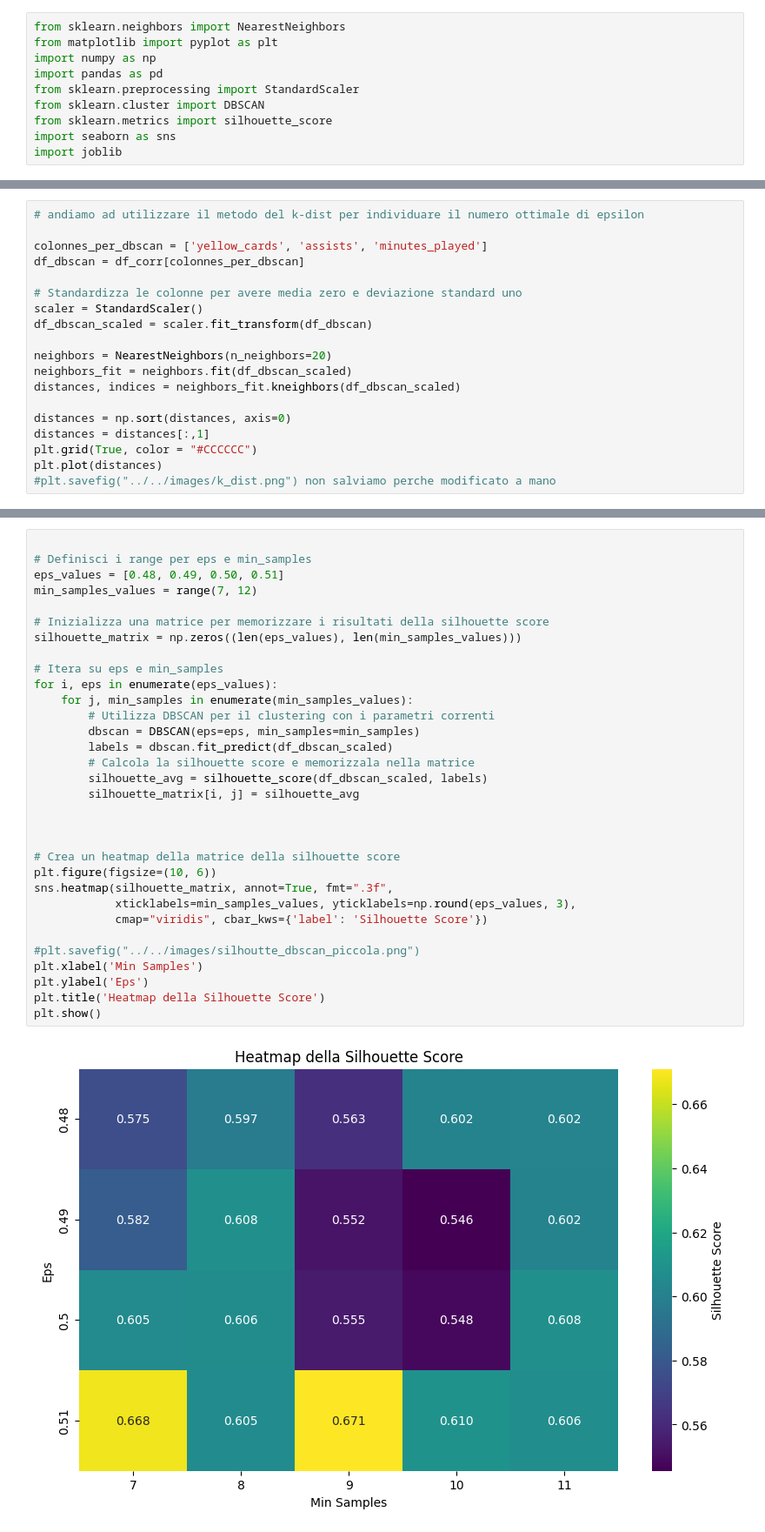
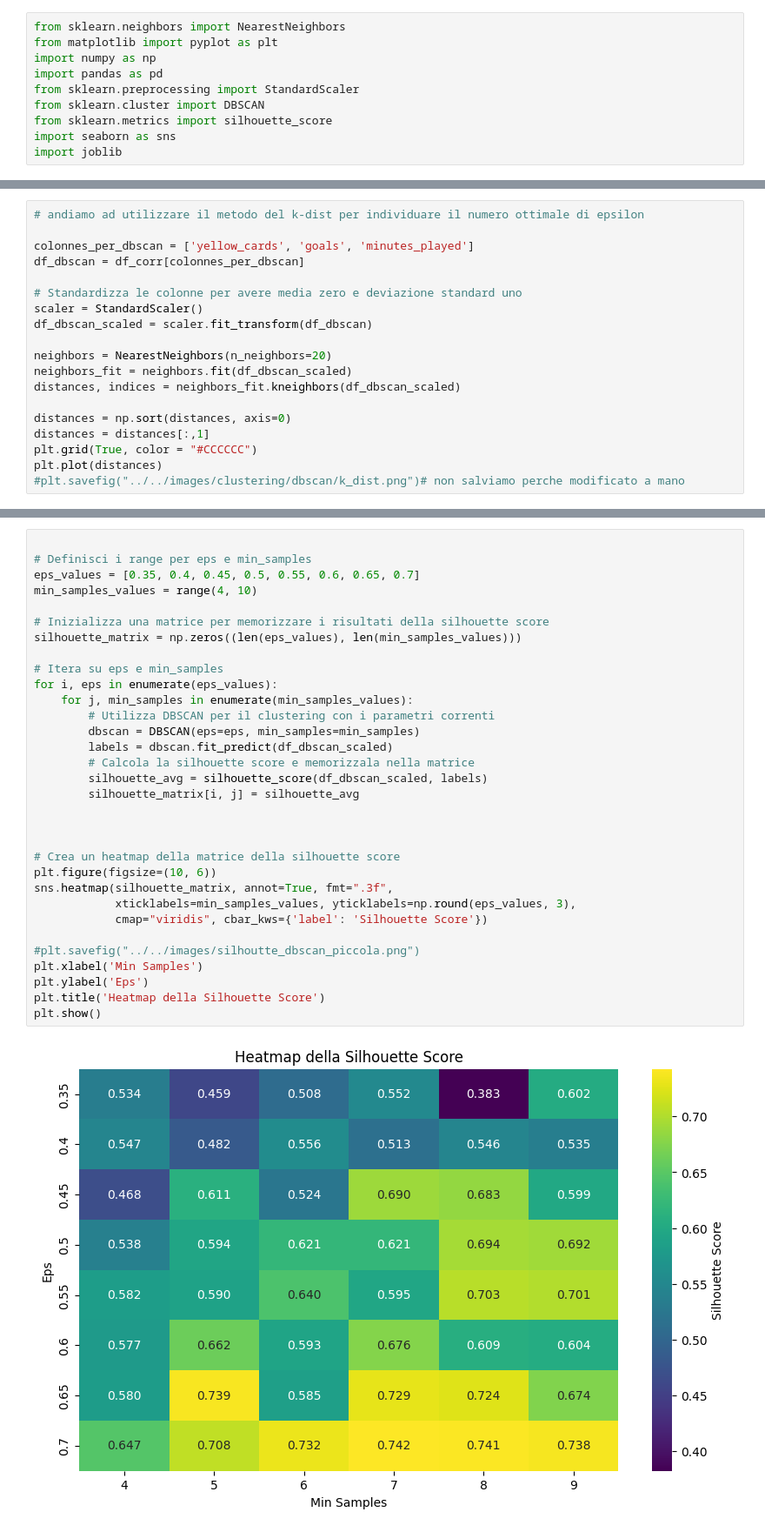
Before and after one commit to MikDR/DataScience-Python, a Jupyter notebook: codice/clustering/dbscan.ipynb, the cells around one changed output, grey strips where cells are left out. Shown at 87% size. Drawn from its saved outputs; the diff is of its cells as text.

Commit message:
Aggiornati i files di kmeans e dbscan con goals

```diff
--- a/codice/clustering/dbscan.ipynb
+++ b/codice/clustering/dbscan.ipynb
@@ -15,7 +29,7 @@ df_corr= joblib.load('dataframe_processato.joblib')
 # %%
 # andiamo ad utilizzare il metodo del k-dist per individuare il numero ottimale di epsilon
 
-colonnes_per_dbscan = ['yellow_cards', 'assists', 'minutes_played']
+colonnes_per_dbscan = ['yellow_cards', 'goals', 'minutes_played']
 df_dbscan = df_corr[colonnes_per_dbscan]
 
 # Standardizza le colonne per avere media zero e deviazione standard uno
@@ -30,5 +44,5 @@ distances = np.sort(distances, axis=0)
 distances = distances[:,1]
 plt.grid(True, color = "#CCCCCC")
 plt.plot(distances)
-#plt.savefig("../../images/k_dist.png") non salviamo perche modificato a mano
+#plt.savefig("../../images/clustering/dbscan/k_dist.png")# non salviamo perche modificato a mano
 # %% [output]
@@ -37,37 +50,37 @@ plt.plot(distances)
 # %%
 
 # Definisci i range per eps e min_samples
-eps_values = [0.48, 0.49, 0.50, 0.51]
-min_samples_values = range(7, 12)
+eps_values = [0.35, 0.4, 0.45, 0.5, 0.55, 0.6, 0.65, 0.7]
+min_samples_values = range(4, 10)
 
 # Inizializza una matrice per memorizzare i risultati della silhouette score
 silhouette_matrix = np.zeros((len(eps_values), len(min_samples_values)))
 
 # Itera su eps e min_samples
 for i, eps in enumerate(eps_values):
     for j, min_samples in enumerate(min_samples_values):
         # Utilizza DBSCAN per il clustering con i parametri correnti
         dbscan = DBSCAN(eps=eps, min_samples=min_samples)
         labels = dbscan.fit_predict(df_dbscan_scaled)
         # Calcola la silhouette score e memorizzala nella matrice
         silhouette_avg = silhouette_score(df_dbscan_scaled, labels)
         silhouette_matrix[i, j] = silhouette_avg
 
 
 
 # Crea un heatmap della matrice della silhouette score
 plt.figure(figsize=(10, 6))
 sns.heatmap(silhouette_matrix, annot=True, fmt=".3f",
             xticklabels=min_samples_values, yticklabels=np.round(eps_values, 3),
             cmap="viridis", cbar_kws={'label': 'Silhouette Score'})
 
 #plt.savefig("../../images/silhoutte_dbscan_piccola.png")
 plt.xlabel('Min Samples')
 plt.ylabel('Eps')
 plt.title('Heatmap della Silhouette Score')
 plt.show()
 # %% [output]
-[figure, old version]
+[figure, new version]
 # %%
 # scegliamo un epsilon = 0.5
 
```
Also changed, not shown: parts of 3 cells of this notebook, 1 other file.
